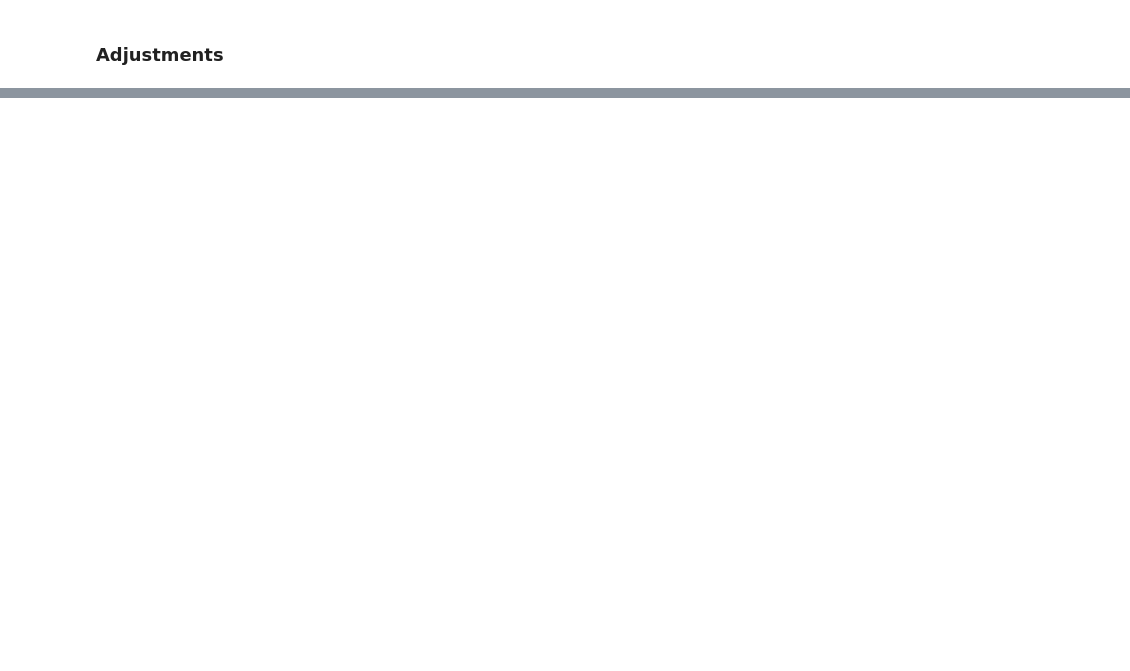
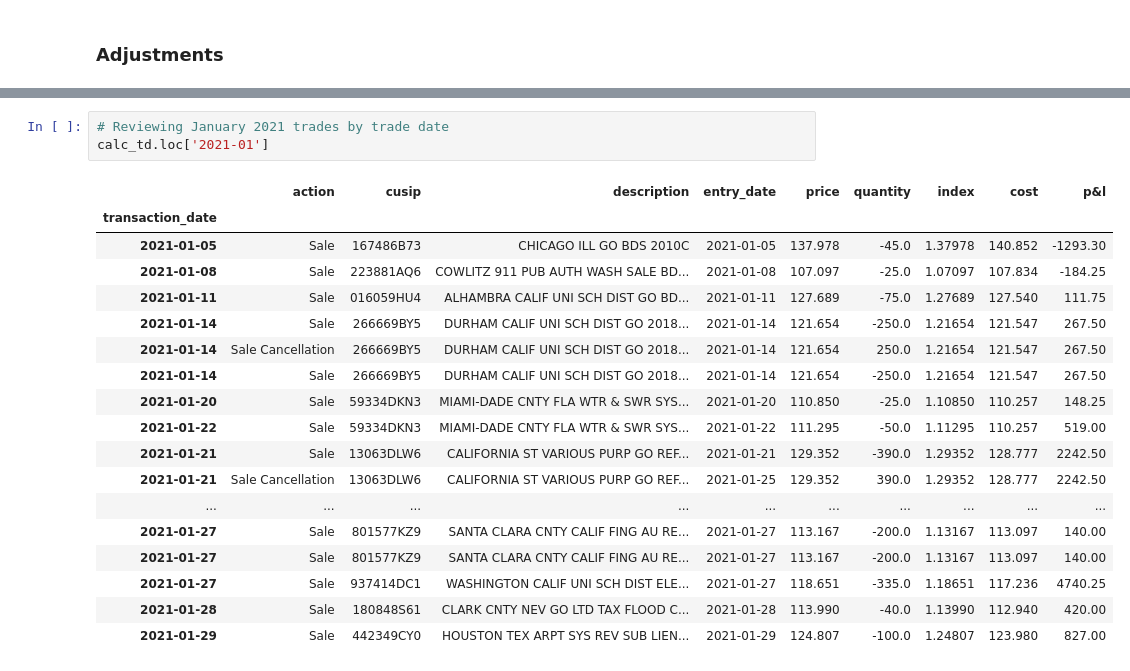
Before and after one commit to albertopuentes/small-side-projects, a Jupyter notebook: Sample_Trade_History_Monitor.ipynb, the cells around one changed output, grey strips where cells are left out. Drawn from its saved outputs; the diff is of its cells as text; blank space fills up the shorter version.

```diff
--- a/Sample_Trade_History_Monitor.ipynb
+++ b/Sample_Trade_History_Monitor.ipynb
@@ -414,0 +440,22 @@ Freq: M, Name: p&l, dtype: float64
+# %%
+# Reviewing January 2021 trades by trade date
+calc_td.loc['2021-01']
+# %% [output]
+|  | action | cusip | description | entry_date | price | quantity | index | cost | p&l |
+| transaction_date |  |  |  |  |  |  |  |  |  |
+| 2021-01-05 | Sale | 167486B73 | CHICAGO ILL GO BDS 2010C | 2021-01-05 | 137.978 | -45.0 | 1.37978 | 140.852 | -1293.30 |
+| 2021-01-08 | Sale | 223881AQ6 | COWLITZ 911 PUB AUTH WASH SALE BD... | 2021-01-08 | 107.097 | -25.0 | 1.07097 | 107.834 | -184.25 |
+| 2021-01-11 | Sale | 016059HU4 | ALHAMBRA CALIF UNI SCH DIST GO BD... | 2021-01-11 | 127.689 | -75.0 | 1.27689 | 127.540 | 111.75 |
+| 2021-01-14 | Sale | 266669BY5 | DURHAM CALIF UNI SCH DIST GO 2018... | 2021-01-14 | 121.654 | -250.0 | 1.21654 | 121.547 | 267.50 |
+| 2021-01-14 | Sale Cancellation | 266669BY5 | DURHAM CALIF UNI SCH DIST GO 2018... | 2021-01-14 | 121.654 | 250.0 | 1.21654 | 121.547 | 267.50 |
+| 2021-01-14 | Sale | 266669BY5 | DURHAM CALIF UNI SCH DIST GO 2018... | 2021-01-14 | 121.654 | -250.0 | 1.21654 | 121.547 | 267.50 |
+| 2021-01-20 | Sale | 59334DKN3 | MIAMI-DADE CNTY FLA WTR & SWR SYS... | 2021-01-20 | 110.850 | -25.0 | 1.10850 | 110.257 | 148.25 |
+| 2021-01-22 | Sale | 59334DKN3 | MIAMI-DADE CNTY FLA WTR & SWR SYS... | 2021-01-22 | 111.295 | -50.0 | 1.11295 | 110.257 | 519.00 |
+| 2021-01-21 | Sale | 13063DLW6 | CALIFORNIA ST VARIOUS PURP GO REF... | 2021-01-21 | 129.352 | -390.0 | 1.29352 | 128.777 | 2242.50 |
+| 2021-01-21 | Sale Cancellation | 13063DLW6 | CALIFORNIA ST VARIOUS PURP GO REF... | 2021-01-25 | 129.352 | 390.0 | 1.29352 | 128.777 | 2242.50 |
+| ... | ... | ... | ... | ... | ... | ... | ... | ... | ... |
+| 2021-01-27 | Sale | 801577KZ9 | SANTA CLARA CNTY CALIF FING AU RE... | 2021-01-27 | 113.167 | -200.0 | 1.13167 | 113.097 | 140.00 |
+| 2021-01-27 | Sale | 801577KZ9 | SANTA CLARA CNTY CALIF FING AU RE... | 2021-01-27 | 113.167 | -200.0 | 1.13167 | 113.097 | 140.00 |
+| 2021-01-27 | Sale | 937414DC1 | WASHINGTON CALIF UNI SCH DIST ELE... | 2021-01-27 | 118.651 | -335.0 | 1.18651 | 117.236 | 4740.25 |
+| 2021-01-28 | Sale | 180848S61 | CLARK CNTY NEV GO LTD TAX FLOOD C... | 2021-01-28 | 113.990 | -40.0 | 1.13990 | 112.940 | 420.00 |
+| 2021-01-29 | Sale | 442349CY0 | HOUSTON TEX ARPT SYS REV SUB LIEN... | 2021-01-29 | 124.807 | -100.0 | 1.24807 | 123.980 | 827.00 |
```
Also changed, not shown: parts of 11 cells of this notebook.
